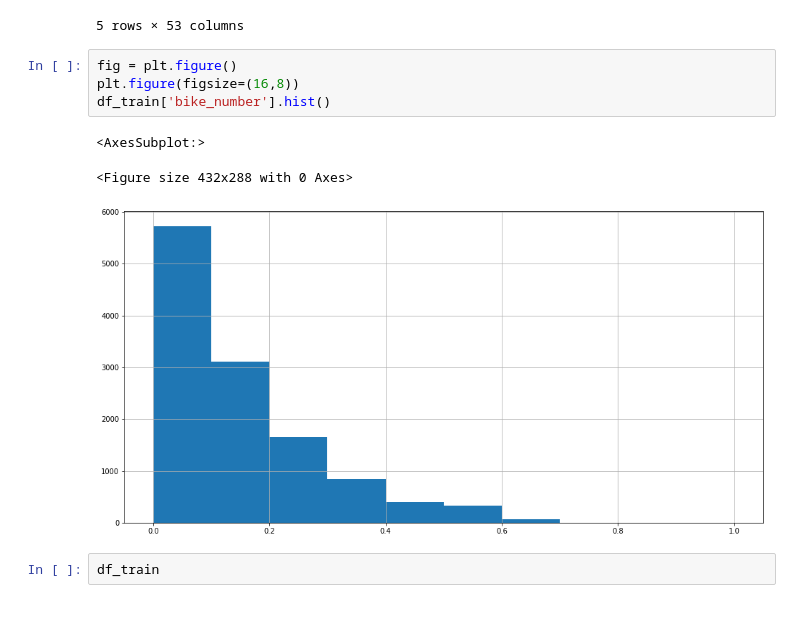
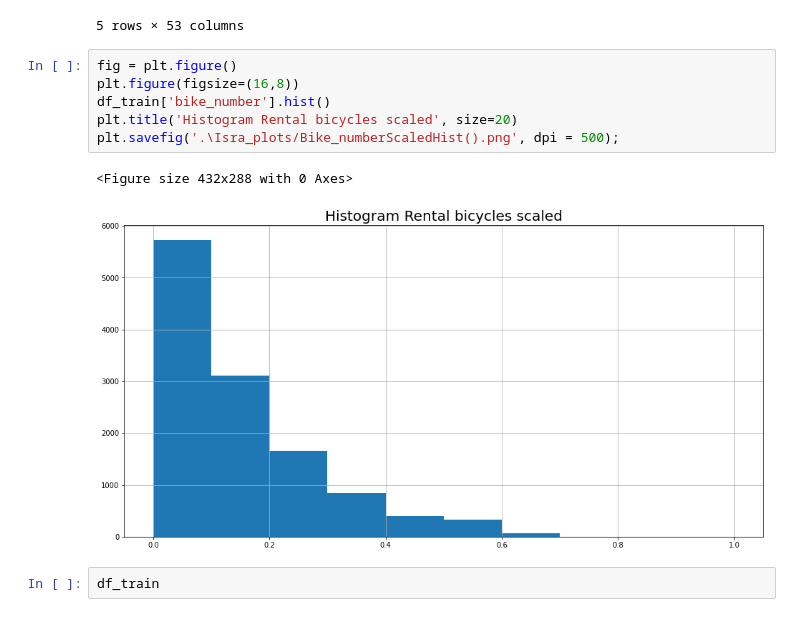
Before and after one commit to isra-st/London_Bike_Sharing, a Jupyter notebook: Linear_Regression_V2.ipynb, the cells around one changed output. Saved outputs shown, nothing was run; the diff lists cells and outputs as text.

```diff
--- a/Linear_Regression_V2.ipynb
+++ b/Linear_Regression_V2.ipynb
@@ -340,11 +370,12 @@ df_train.head()
 # %%
 fig = plt.figure()
 plt.figure(figsize=(16,8))
 df_train['bike_number'].hist()
+plt.title('Histogram Rental bicycles scaled', size=20)
+plt.savefig('.\Isra_plots/Bike_numberScaledHist().png', dpi = 500);
 # %% [output]
-<AxesSubplot:>
+<Figure size 432x288 with 0 Axes>
-<Figure size 432x288 with 0 Axes>
-[figure, old version]
+[figure, new version]
 # %%
 df_train
 # %% [output]
```
Also changed, not shown: parts of 45 cells of this notebook, 13 other files.
